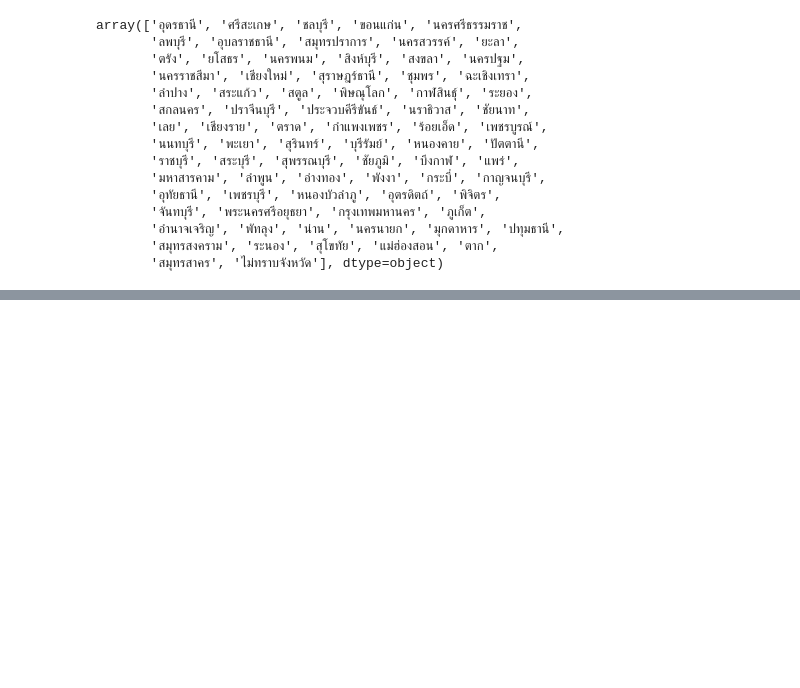
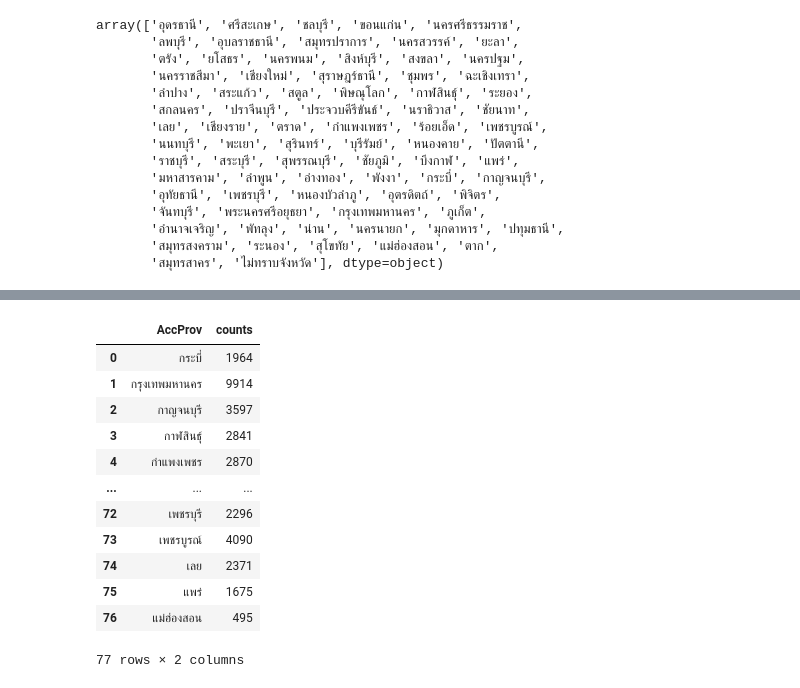
Before and after one commit to Pxngpond99/dashborad_with_my_team, a Jupyter notebook: data_analize/accprov_analize.ipynb, the cells around one changed output, grey strips where cells are left out. Drawn from its saved outputs; the diff is of its cells as text; code cells hidden in the pictures; blank space fills up the shorter version.

```diff
--- a/data_analize/accprov_analize.ipynb
+++ b/data_analize/accprov_analize.ipynb
@@ -1,4 +1,4 @@
 # %%
 import pandas as pd
 df= pd.read_excel("data/dead_conso-3-54-65.xlsx")
-df
+df_2 = df
@@ -37,0 +67,18 @@ array(['อุดรธานี', 'ศรีสะเกษ', 'ชลบุร
+# %%
+df_2['AccProv'] = df_2['AccProv'].replace('ไม่ทราบจังหวัด','กรุงเทพมหานคร')
+# %%
+df_2.groupby(["AccProv"]).size().reset_index(name='counts')
+# %% [output]
+|  | AccProv | counts |
+| 0 | กระบี่ | 1964 |
+| 1 | กรุงเทพมหานคร | 9914 |
+| 2 | กาญจนบุรี | 3597 |
+| 3 | กาฬสินธุ์ | 2841 |
+| 4 | กำแพงเพชร | 2870 |
+| ... | ... | ... |
+| 72 | เพชรบุรี | 2296 |
+| 73 | เพชรบูรณ์ | 4090 |
+| 74 | เลย | 2371 |
+| 75 | แพร่ | 1675 |
+| 76 | แม่ฮ่องสอน | 495 |
+77 rows × 2 columns
```
Also changed, not shown: parts of 6 cells of this notebook, 3 other files.
